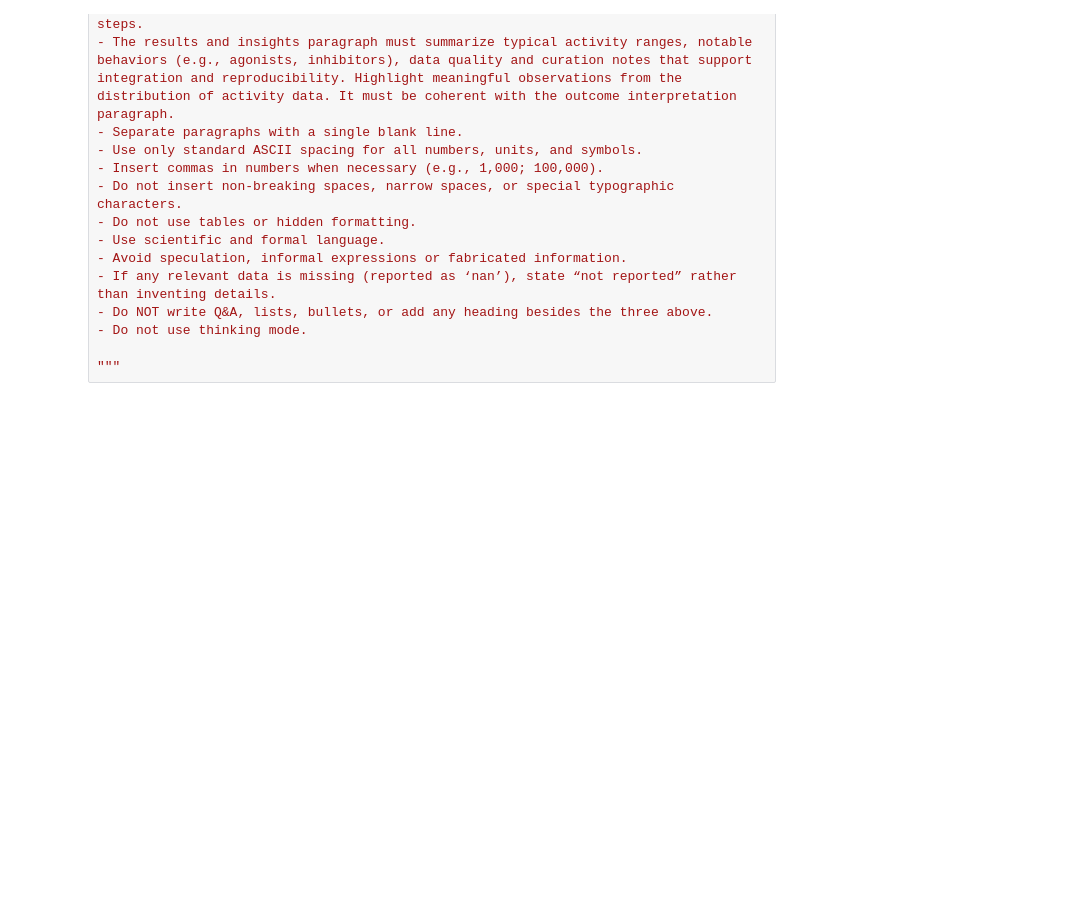
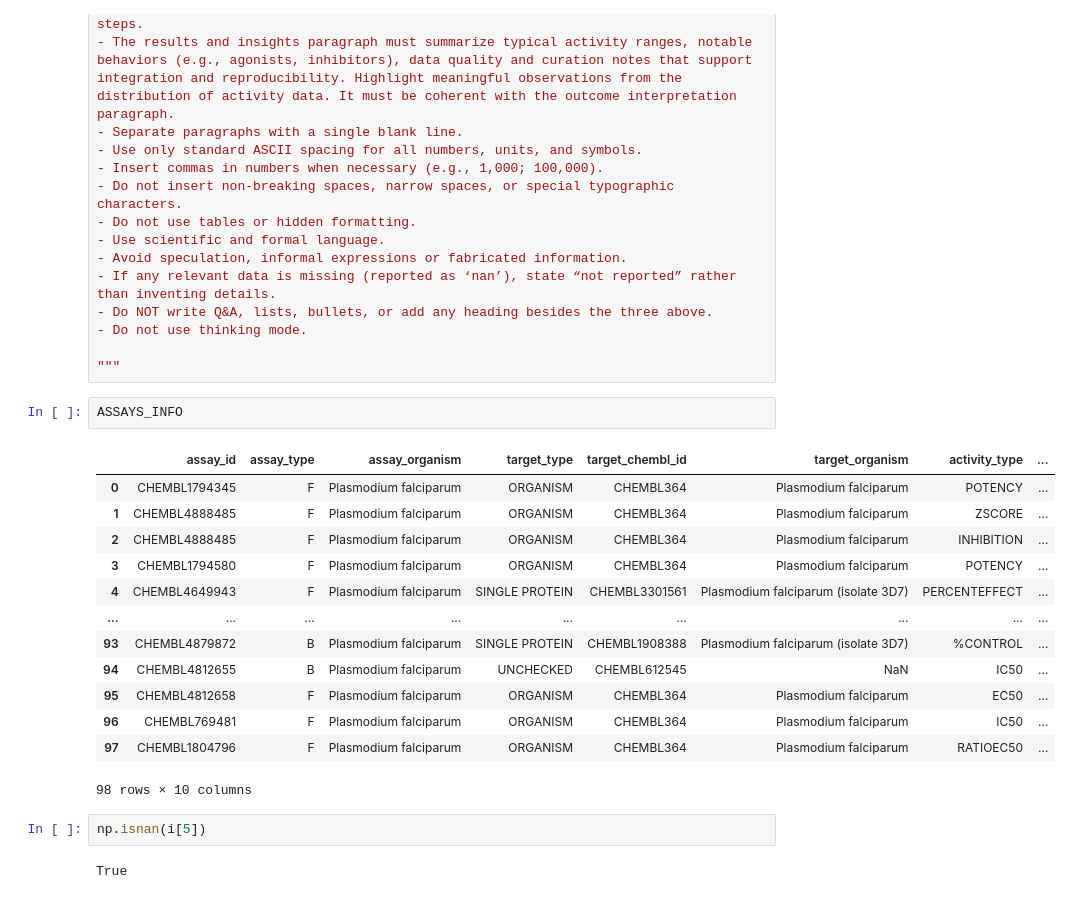
Before and after one commit to ersilia-os/chembl-antimicrobial-tasks, a Jupyter notebook: notebooks/test3.ipynb, the cells around one changed output. Cells and saved outputs as stored; diff of their text form; blank space fills up the shorter version.

```diff
--- a/notebooks/test3.ipynb
+++ b/notebooks/test3.ipynb
@@ -184,6 +205,26 @@ Formatting instructions:
 - Do not use thinking mode.
 
 """
+# %%
+ASSAYS_INFO
+# %% [output]
+|  | assay_id | assay_type | assay_organism | target_type | target_chembl_id | target_organism | activity_type | ... |
+| 0 | CHEMBL1794345 | F | Plasmodium falciparum | ORGANISM | CHEMBL364 | Plasmodium falciparum | POTENCY | ... |
+| 1 | CHEMBL4888485 | F | Plasmodium falciparum | ORGANISM | CHEMBL364 | Plasmodium falciparum | ZSCORE | ... |
+| 2 | CHEMBL4888485 | F | Plasmodium falciparum | ORGANISM | CHEMBL364 | Plasmodium falciparum | INHIBITION | ... |
+| 3 | CHEMBL1794580 | F | Plasmodium falciparum | ORGANISM | CHEMBL364 | Plasmodium falciparum | POTENCY | ... |
+| 4 | CHEMBL4649943 | F | Plasmodium falciparum | SINGLE PROTEIN | CHEMBL3301561 | Plasmodium falciparum (isolate 3D7) | PERCENTEFFECT | ... |
+| ... | ... | ... | ... | ... | ... | ... | ... | ... |
+| 93 | CHEMBL4879872 | B | Plasmodium falciparum | SINGLE PROTEIN | CHEMBL1908388 | Plasmodium falciparum (isolate 3D7) | %CONTROL | ... |
+| 94 | CHEMBL4812655 | B | Plasmodium falciparum | UNCHECKED | CHEMBL612545 | NaN | IC50 | ... |
+| 95 | CHEMBL4812658 | F | Plasmodium falciparum | ORGANISM | CHEMBL364 | Plasmodium falciparum | EC50 | ... |
+| 96 | CHEMBL769481 | F | Plasmodium falciparum | ORGANISM | CHEMBL364 | Plasmodium falciparum | IC50 | ... |
+| 97 | CHEMBL1804796 | F | Plasmodium falciparum | ORGANISM | CHEMBL364 | Plasmodium falciparum | RATIOEC50 | ... |
+98 rows × 10 columns
+# %%
+np.isnan(i[5])
+# %% [output]
+True
 # %%
 for i in ASSAYS_INFO[['assay_type', 'assay_organism', 'target_type', 'target_organism', 'activity_type', 'unit', 'activities', 'cpds', 'assay_id']].values[:10]:
 
```
Also changed, not shown: parts of 6 cells of this notebook, 19 other files.
